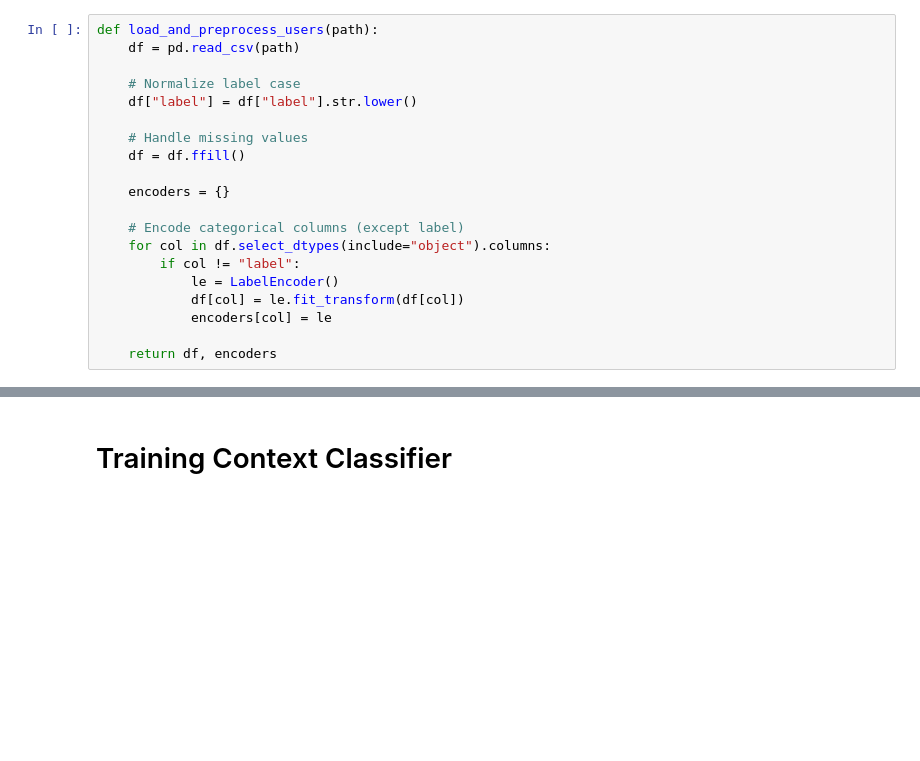
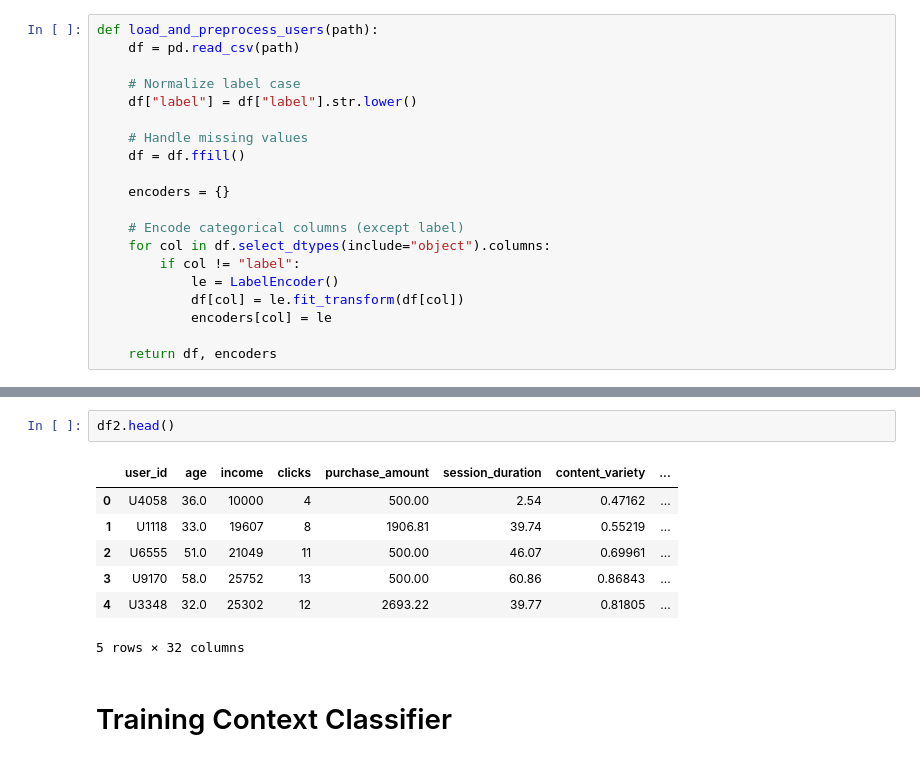
Before and after one commit to Ynehra24/lab3-contextual-bandit, a Jupyter notebook: lab3_results_U20230039.ipynb, the cells around one changed output, grey strips where cells are left out. Saved outputs shown, nothing was run; the diff lists cells and outputs as text; blank space fills up the shorter version.

```diff
--- a/lab3_results_U20230039.ipynb
+++ b/lab3_results_U20230039.ipynb
@@ -71,4 +81,14 @@ user3    644
 Name: count, dtype: int64
+# %%
+df2.head()
+# %% [output]
+|  | user_id | age | income | clicks | purchase_amount | session_duration | content_variety | ... |
+| 0 | U4058 | 36.0 | 10000 | 4 | 500.00 | 2.54 | 0.47162 | ... |
+| 1 | U1118 | 33.0 | 19607 | 8 | 1906.81 | 39.74 | 0.55219 | ... |
+| 2 | U6555 | 51.0 | 21049 | 11 | 500.00 | 46.07 | 0.69961 | ... |
+| 3 | U9170 | 58.0 | 25752 | 13 | 500.00 | 60.86 | 0.86843 | ... |
+| 4 | U3348 | 32.0 | 25302 | 12 | 2693.22 | 39.77 | 0.81805 | ... |
+5 rows × 32 columns
 # %% [markdown]
 # Training Context Classifier
 # %%
```
Also changed, not shown: parts of 8 cells of this notebook.
